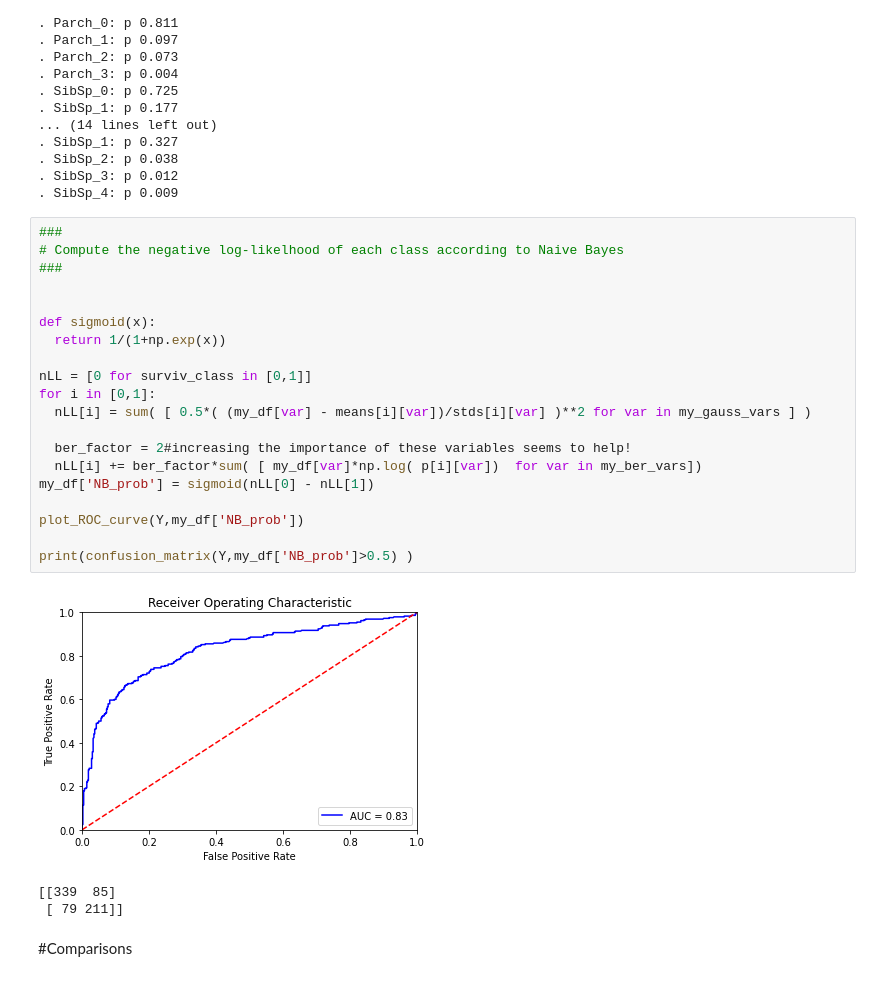
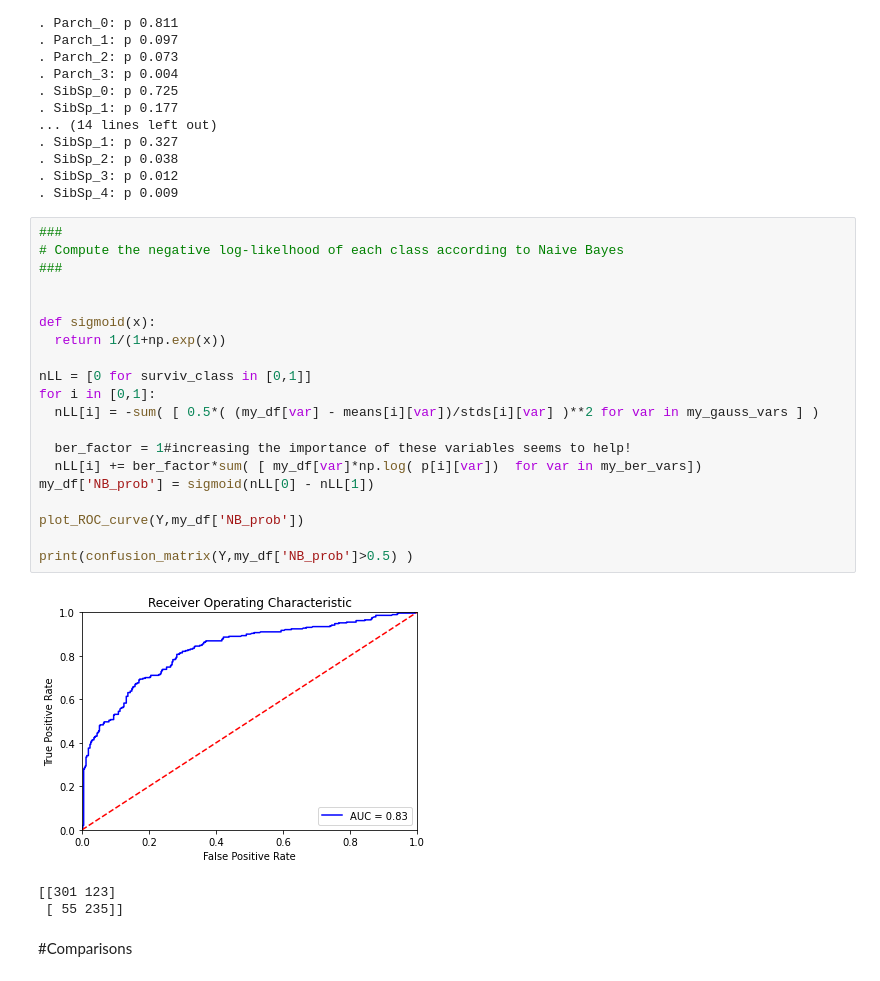
Before and after one commit to mcnica89/DATA6100, a Jupyter notebook: Logistic_Regression_vs_Naive_Bayes_Discriminant_Analysis_on_Titanic.ipynb, the cells around one changed output. Drawn from its saved outputs; the diff is of its cells as text.

```diff
--- a/Logistic_Regression_vs_Naive_Bayes_Discriminant_Analysis_on_Titanic.ipynb
+++ b/Logistic_Regression_vs_Naive_Bayes_Discriminant_Analysis_on_Titanic.ipynb
@@ -193,27 +193,27 @@ Survived = 0
 # %%
 ###
 # Compute the negative log-likelhood of each class according to Naive Bayes
 ###
 
 
 def sigmoid(x):
   return 1/(1+np.exp(x))
 
 nLL = [0 for surviv_class in [0,1]]
 for i in [0,1]:
-  nLL[i] = sum( [ 0.5*( (my_df[var] - means[i][var])/stds[i][var] )**2 for var in my_gauss_vars ] )
+  nLL[i] = -sum( [ 0.5*( (my_df[var] - means[i][var])/stds[i][var] )**2 for var in my_gauss_vars ] )
 
-  ber_factor = 2#increasing the importance of these variables seems to help!
+  ber_factor = 1#increasing the importance of these variables seems to help!
   nLL[i] += ber_factor*sum( [ my_df[var]*np.log( p[i][var])  for var in my_ber_vars])
 my_df['NB_prob'] = sigmoid(nLL[0] - nLL[1])
 
 plot_ROC_curve(Y,my_df['NB_prob'])
 
 print(confusion_matrix(Y,my_df['NB_prob']>0.5) )
 # %% [output]
-[figure, old version]
+[figure, new version]
-[[339  85]
- [ 79 211]]
+[[301 123]
+ [ 55 235]]
 # %% [markdown]
 #Comparisons
 # %%
```
Also changed, not shown: parts of 1 cell of this notebook.
